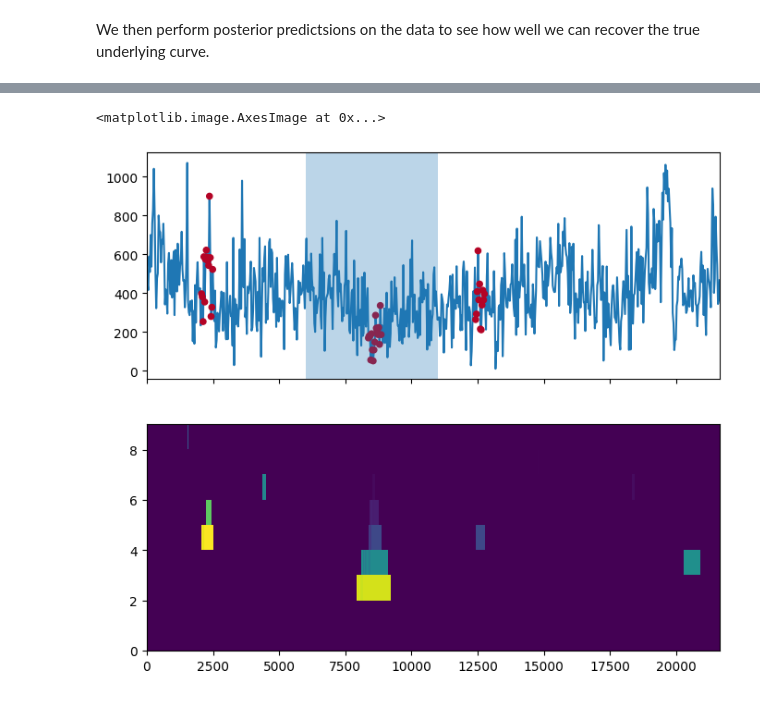
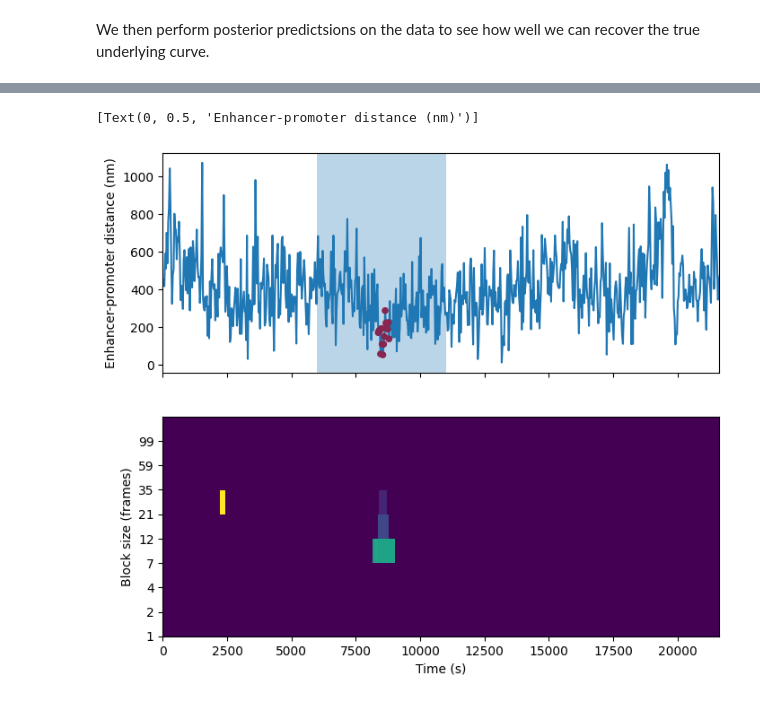
Before and after one commit to henrik-dahl-pinholt/TwoLocusGPR, a Jupyter notebook: examples/Anomaly_detection.ipynb, the cells around one changed output, grey strips where cells are left out. Cells and saved outputs as stored; diff of their text form; code cells hidden in the pictures.

```diff
--- a/examples/Anomaly_detection.ipynb
+++ b/examples/Anomaly_detection.ipynb
@@ -41,4 +41,4 @@ We then perform posterior predictsions on the data to see how well we can recove
 regressor = GPR.GPR(times,MSD_functions.Rouse_MSD,3)
 
 x =  np.array([Gamma,J]+noise)
-significant,statistic = PA.detect_anomalies(x,regressor,times,jnp.array(noisy_track),threshold=0.05)
+significant,statistic,block_sizes = PA.detect_anomalies(x,regressor,jnp.array(noisy_track),threshold=0.005)
@@ -51,11 +45,13 @@ plt.colorbar()
 # %%
 fig,ax = plt.subplots(2,1,figsize=(8,7), sharex=True)
 
 ax[0].plot(times,np.linalg.norm(noisy_track, axis=-1), label='Noisy MSD',zorder=-1)
 sc = ax[0].scatter(times,np.linalg.norm(noisy_track, axis=-1), c=significant[4],cmap="coolwarm",s=significant[4]*20)
 
 ax[0].axvspan(times[200],times[200+167],alpha=0.3)
 ax[1].imshow(statistic,aspect='auto',cmap='viridis',interpolation='none', extent=[times[0],times[-1],0,statistic.shape[0]])
+_ = ax[1].set(yticks=np.arange(len(block_sizes)), yticklabels=block_sizes, xlabel='Time (s)', ylabel='Block size (frames)')
+ax[0].set(ylabel='Enhancer-promoter distance (nm)')
 # %% [output]
-<matplotlib.image.AxesImage at 0x...>
+[Text(0, 0.5, 'Enhancer-promoter distance (nm)')]
-[figure, old version]
+[figure, new version]
```
Also changed, not shown: parts of 1 cell of this notebook, 3 other files.
